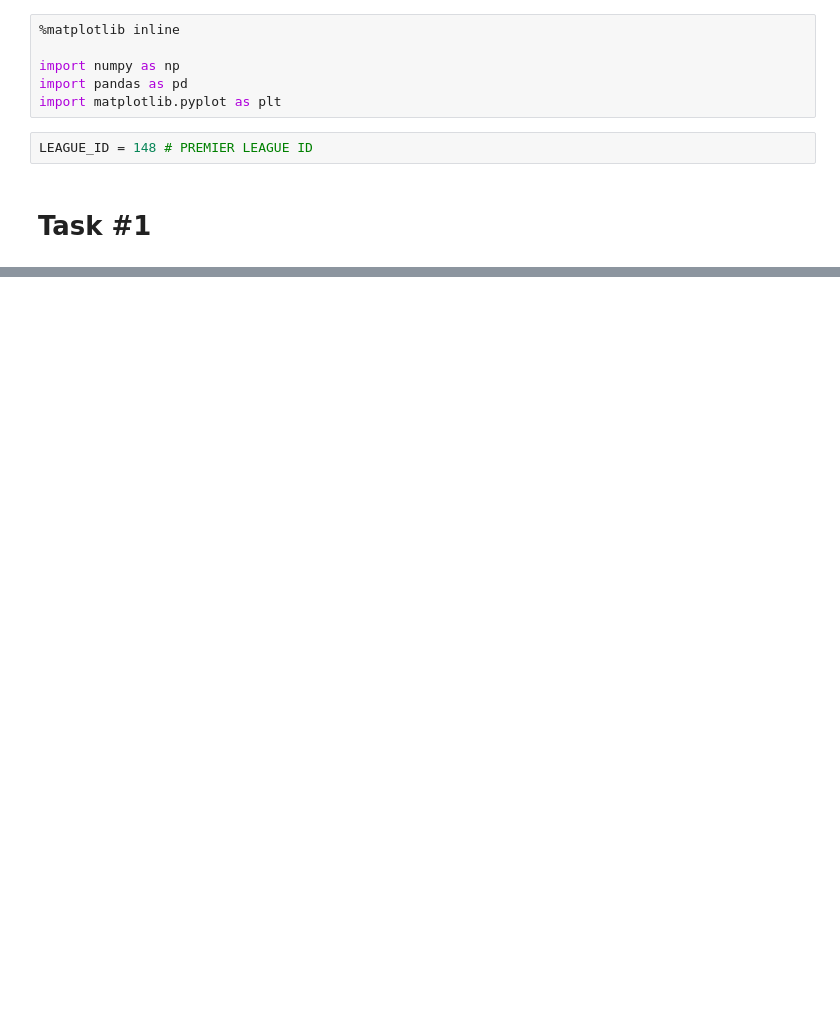
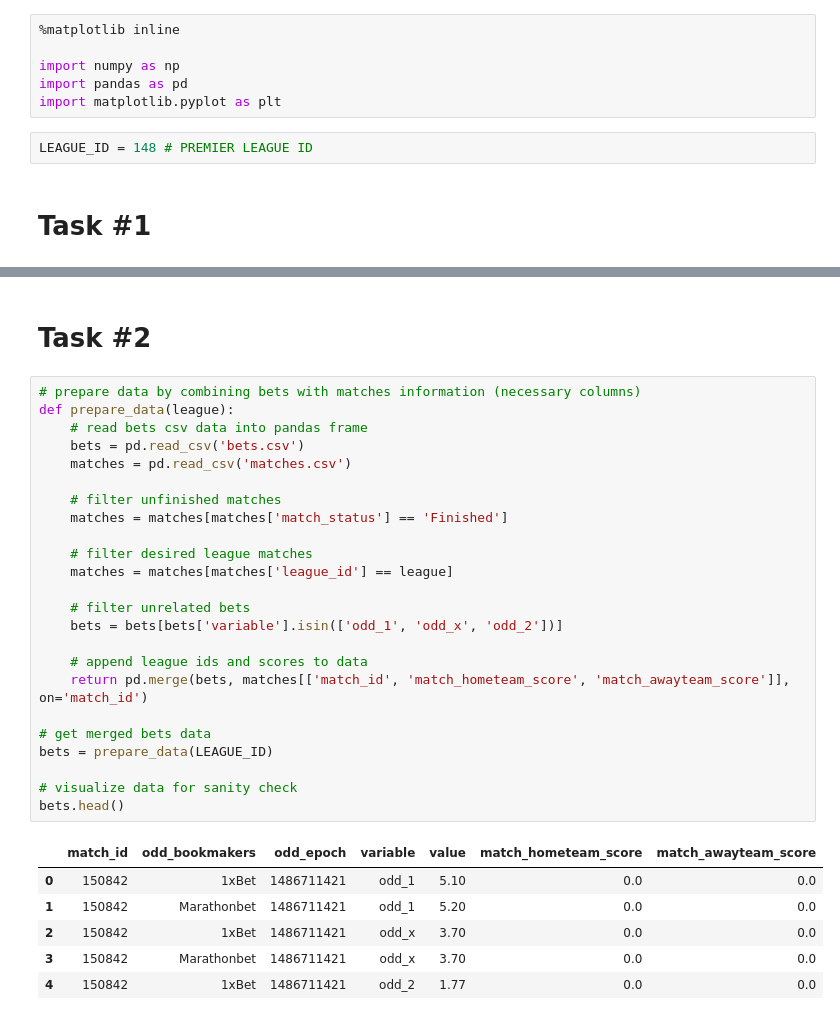
Before and after one commit to BU-IE-582/fall19-okyksl, a Jupyter notebook: IE_582_Homework_1.ipynb, the cells around one changed output, grey strips where cells are left out. Cells and saved outputs as stored; diff of their text form; blank space fills up the shorter version.

```diff
--- a/IE_582_Homework_1.ipynb
+++ b/IE_582_Homework_1.ipynb
@@ -91,0 +116,33 @@ fig.show()
+# %% [markdown]
+# Task #2
+# %%
+# prepare data by combining bets with matches information (necessary columns)
+def prepare_data(league):
+    # read bets csv data into pandas frame
+    bets = pd.read_csv('bets.csv')
+    matches = pd.read_csv('matches.csv')
+
+    # filter unfinished matches
+    matches = matches[matches['match_status'] == 'Finished']
+
+    # filter desired league matches
+    matches = matches[matches['league_id'] == league]
+
+    # filter unrelated bets
+    bets = bets[bets['variable'].isin(['odd_1', 'odd_x', 'odd_2'])]
+
+    # append league ids and scores to data
+    return pd.merge(bets, matches[['match_id', 'match_hometeam_score', 'match_awayteam_score']], on='match_id')
+
+# get merged bets data
+bets = prepare_data(LEAGUE_ID)
+
+# visualize data for sanity check
+bets.head()
+# %% [output]
+|  | match_id | odd_bookmakers | odd_epoch | variable | value | match_hometeam_score | match_awayteam_score |
+| 0 | 150842 | 1xBet | 1486711421 | odd_1 | 5.10 | 0.0 | 0.0 |
+| 1 | 150842 | Marathonbet | 1486711421 | odd_1 | 5.20 | 0.0 | 0.0 |
+| 2 | 150842 | 1xBet | 1486711421 | odd_x | 3.70 | 0.0 | 0.0 |
+| 3 | 150842 | Marathonbet | 1486711421 | odd_x | 3.70 | 0.0 | 0.0 |
+| 4 | 150842 | 1xBet | 1486711421 | odd_2 | 1.77 | 0.0 | 0.0 |
```
Also changed, not shown: parts of 11 cells of this notebook, 2 other files.
